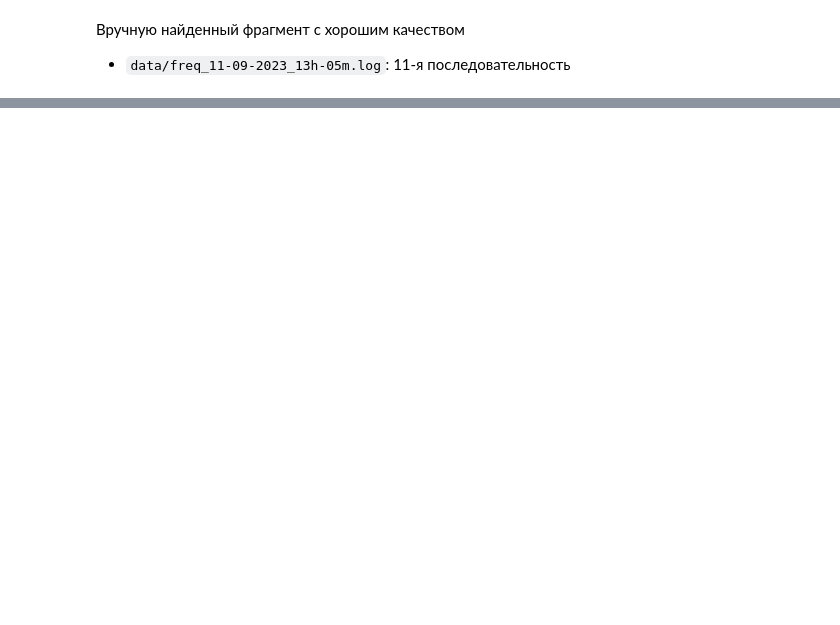
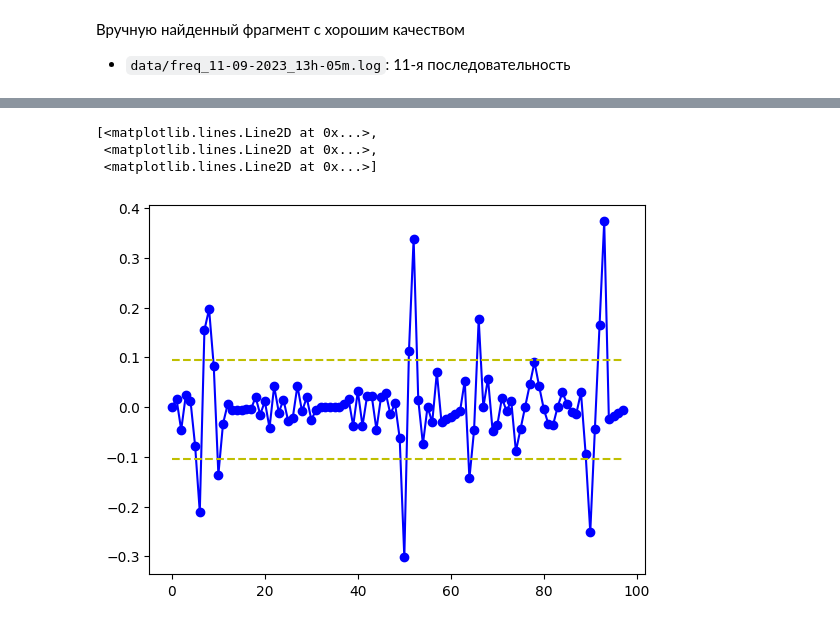
Before and after one commit to ololoshka2871/laser-precision-adjust, a Jupyter notebook: find_shot/find_system.ipynb, the cells around one changed output, grey strips where cells are left out. Cells and saved outputs as stored; diff of their text form; code cells hidden in the pictures; blank space fills up the shorter version.

```diff
--- a/find_shot/find_system.ipynb
+++ b/find_shot/find_system.ipynb
@@ -37,0 +53,12 @@ plt.plot(derivate_serie2, color='blue')
+# %%
+derivate_serie2 = [dns.d2Y(i) for i in range(len(serie) - 2)]
+derivatire2_bxplt = build_box_plot(derivate_serie2)
+
+plt.plot(derivate_serie2, 'bo-',
+            [derivatire2_bxplt['lower_bound']] * len(derivate_serie2), 'y--',
+            [derivatire2_bxplt['upper_bound']] * len(derivate_serie2), 'y--')
+# %% [output]
+[<matplotlib.lines.Line2D at 0x...>,
+ <matplotlib.lines.Line2D at 0x...>,
+ <matplotlib.lines.Line2D at 0x...>]
+[figure, added]
```
Also changed, not shown: parts of 6 cells of this notebook, 2 other files.
